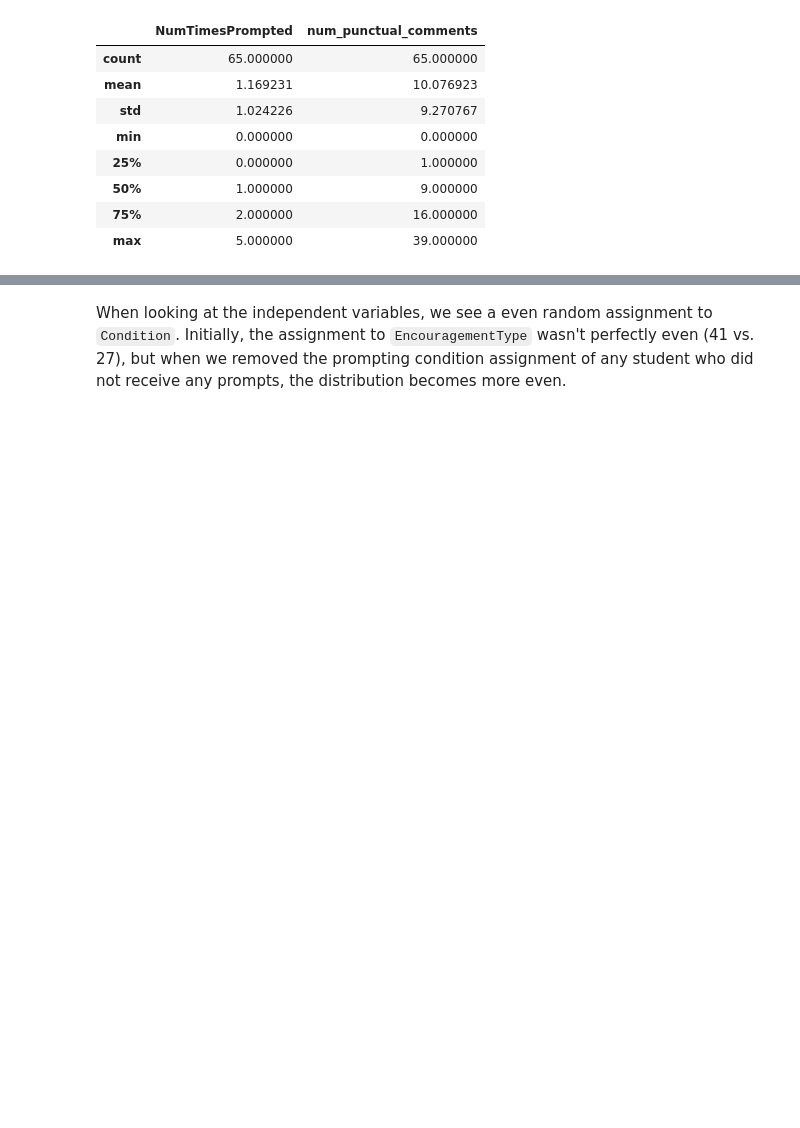
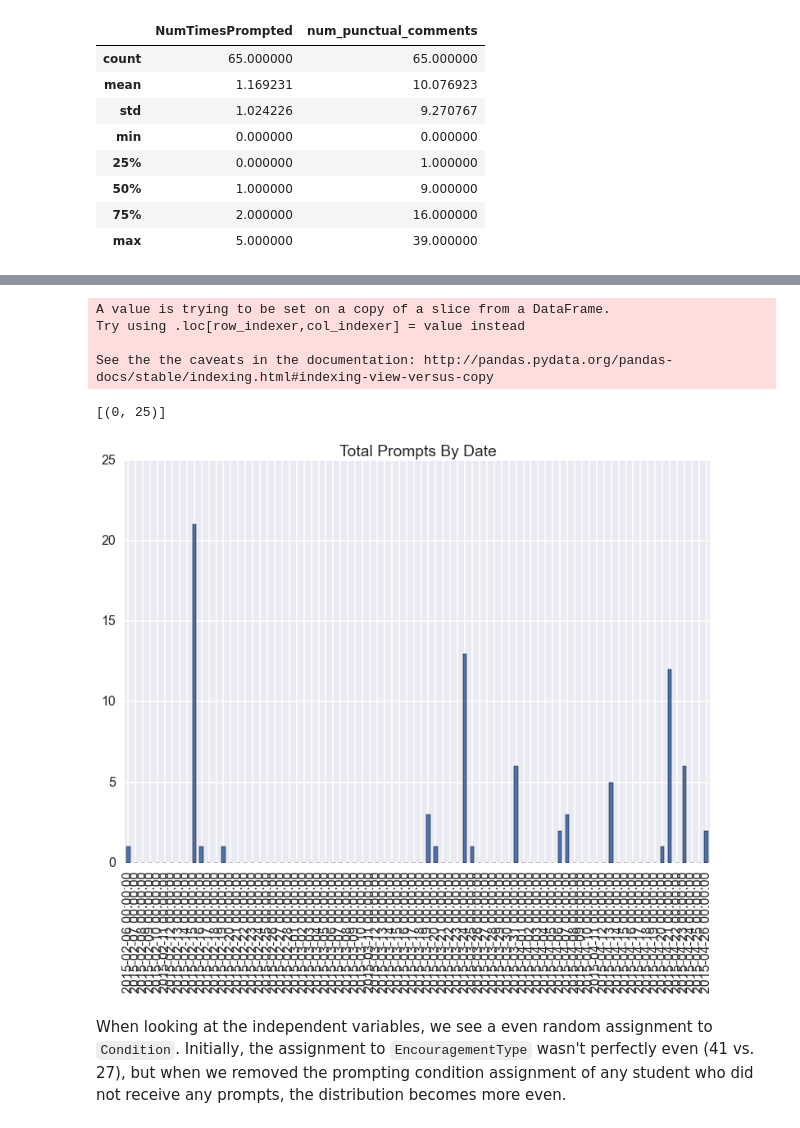
Before and after one commit to UberHowley/spoc-file-processing, a Jupyter notebook: SPOCanalysis.ipynb, the cells around one changed output, grey strips where cells are left out. Saved outputs shown, nothing was run; the diff lists cells and outputs as text; code cells hidden in the pictures; blank space fills up the shorter version.

Commit message:
Added plot of num prompts over time

```diff
--- a/SPOCanalysis.ipynb
+++ b/SPOCanalysis.ipynb
@@ -111,6 +111,7 @@ sns.set_style("darkgrid")
 sns.set_context("notebook")
 
 data_comments = pd.io.parsers.read_csv("150512_spoc_comments_lda.csv", encoding="utf8")
+data_prompts = pd.io.parsers.read_csv("150512_spoc_prompts_mod.csv", encoding="utf8")
 data = pd.io.parsers.read_csv("150512_spoc_full_data_mod.csv", encoding="utf-8-sig")
 conditions = [utils.COL_VOTING, utils.COL_PROMPTS]  # all our categorical IVs of interest
 covariate = utils.COL_NUM_PROMPTS  # number of prompts received needs to be controlled for
@@ -155,3 +156,20 @@ fig.tight_layout()
+# %%
+# plotting num prompts per day
+sns.set_context("poster")
+plot_prompts = data_prompts[[utils.COL_ENCOURAGEMENT_TYPE, utils.COL_TSTAMP]]
+plot_prompts[utils.COL_TSTAMP] = pd.to_datetime(plot_prompts[utils.COL_TSTAMP])
+plot_prompts.set_index(utils.COL_TSTAMP)
+date_counts = plot_prompts[utils.COL_TSTAMP].value_counts()
+date_plot = date_counts.resample('d',how=sum).plot(title="Total Prompts By Date",legend=None, kind='bar')
+date_plot.set(ylim=(0, 25))
+# TODO: need to find a way to drop time part of timestamp...
+# %% [output]
+A value is trying to be set on a copy of a slice from a DataFrame.
+Try using .loc[row_indexer,col_indexer] = value instead
+
+See the the caveats in the documentation: http://pandas.pydata.org/pandas-docs/stable/indexing.html#indexing-view-versus-copy
+[(0, 25)]
+[figure, added]
 # %% [markdown]
 When looking at the independent variables, we see a even random assignment to `Condition`. Initially, the assignment to `EncouragementType` wasn't perfectly even (41 vs. 27), but when we removed the prompting condition assignment of any student who did not receive any prompts, the distribution becomes more even.
 # %%
```
Also changed, not shown: parts of 1 cell of this notebook.
